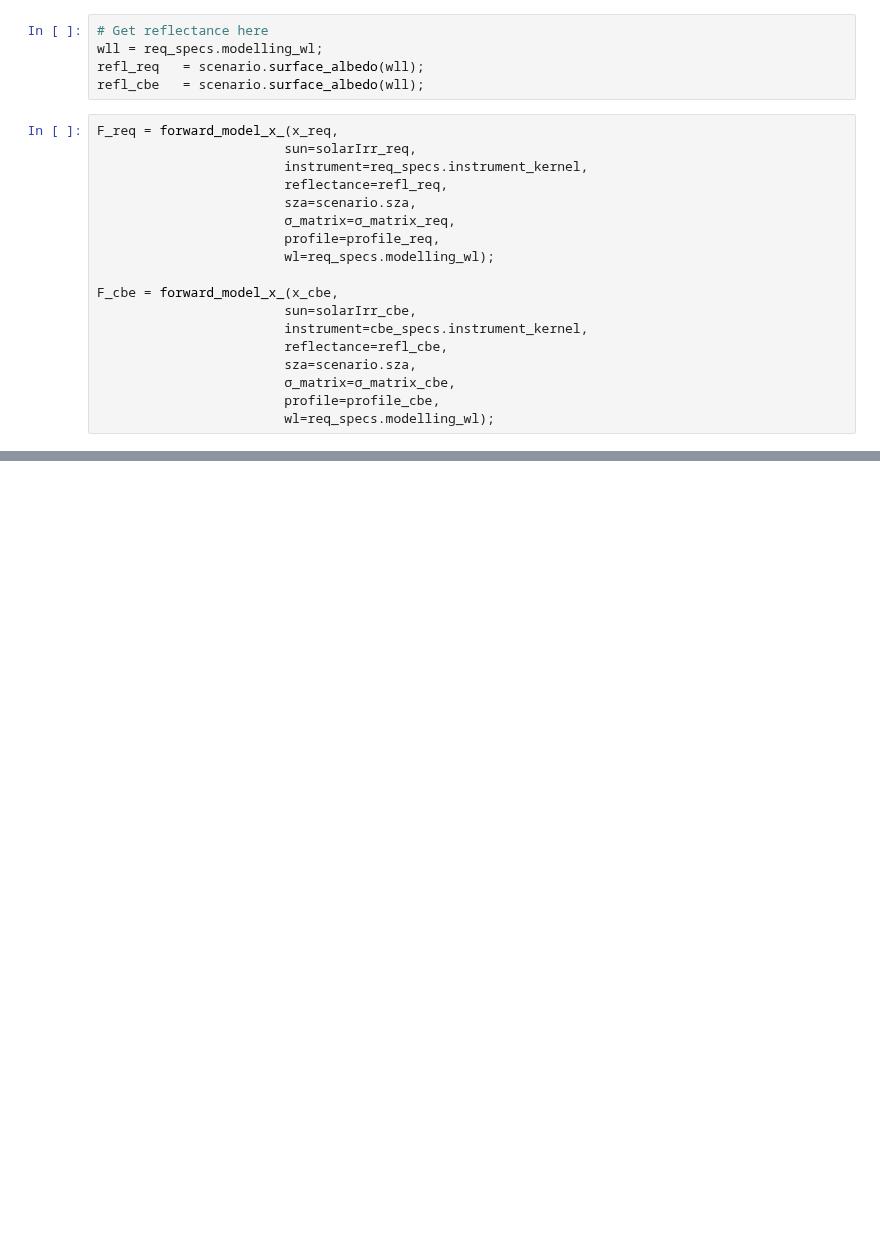
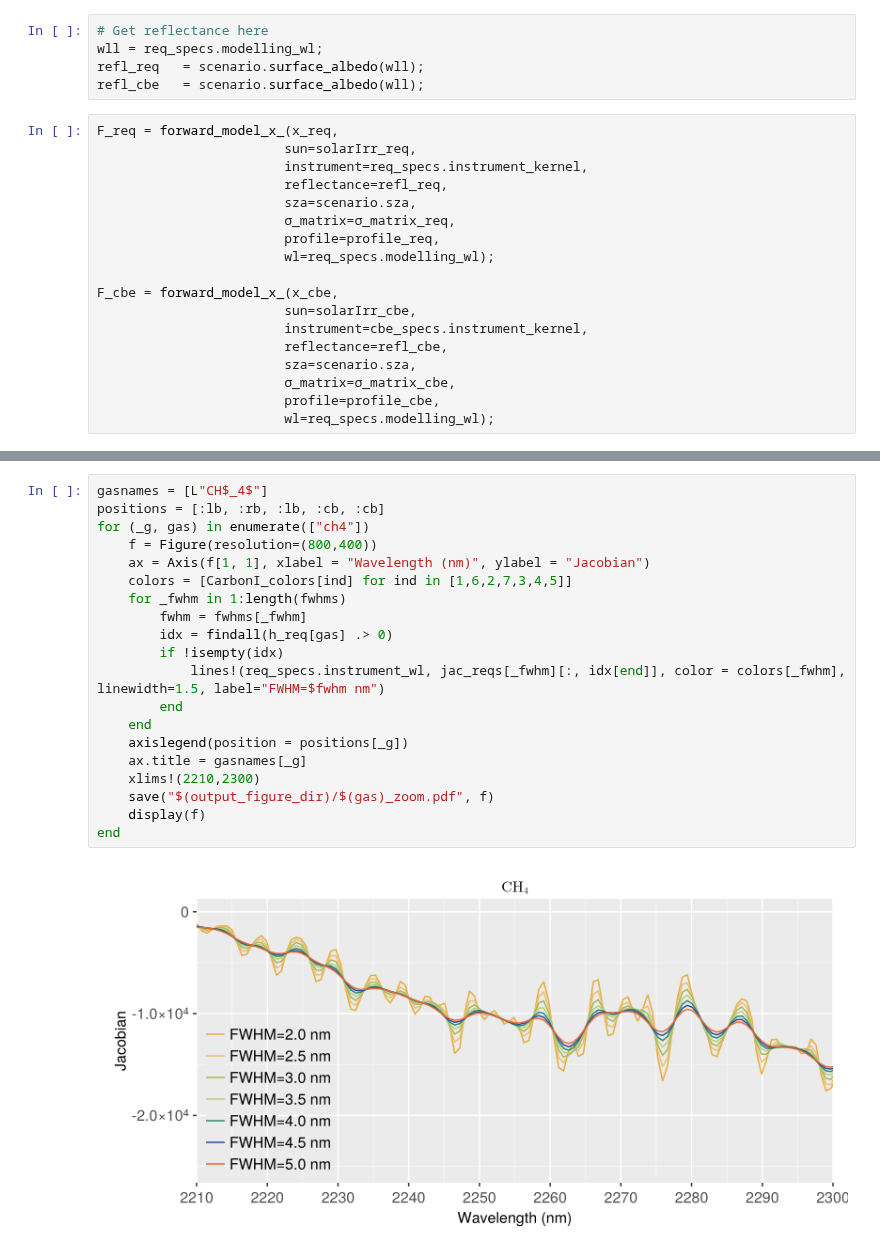
Before and after one commit to Carbon-I/CarbonI, a Jupyter notebook: src/notebooks/fwhm_sensitivity.ipynb, the cells around one changed output, grey strips where cells are left out. Cells and saved outputs as stored; diff of their text form; blank space fills up the shorter version.

```diff
--- a/src/notebooks/fwhm_sensitivity.ipynb
+++ b/src/notebooks/fwhm_sensitivity.ipynb
@@ -175,0 +251,22 @@ end
+# %%
+gasnames = [L"CH$_4$"]
+positions = [:lb, :rb, :lb, :cb, :cb]
+for (_g, gas) in enumerate(["ch4"])
+    f = Figure(resolution=(800,400))
+    ax = Axis(f[1, 1], xlabel = "Wavelength (nm)", ylabel = "Jacobian")
+    colors = [CarbonI_colors[ind] for ind in [1,6,2,7,3,4,5]]
+    for _fwhm in 1:length(fwhms)
+        fwhm = fwhms[_fwhm]
+        idx = findall(h_req[gas] .> 0)
+        if !isempty(idx)
+            lines!(req_specs.instrument_wl, jac_reqs[_fwhm][:, idx[end]], color = colors[_fwhm], linewidth=1.5, label="FWHM=$fwhm nm")
+        end
+    end
+    axislegend(position = positions[_g])
+    ax.title = gasnames[_g]
+    xlims!(2210,2300)
+    save("$(output_figure_dir)/$(gas)_zoom.pdf", f)
+    display(f)
+end
+# %% [output]
+[figure, added]
```
Also changed, not shown: parts of 8 cells of this notebook.
